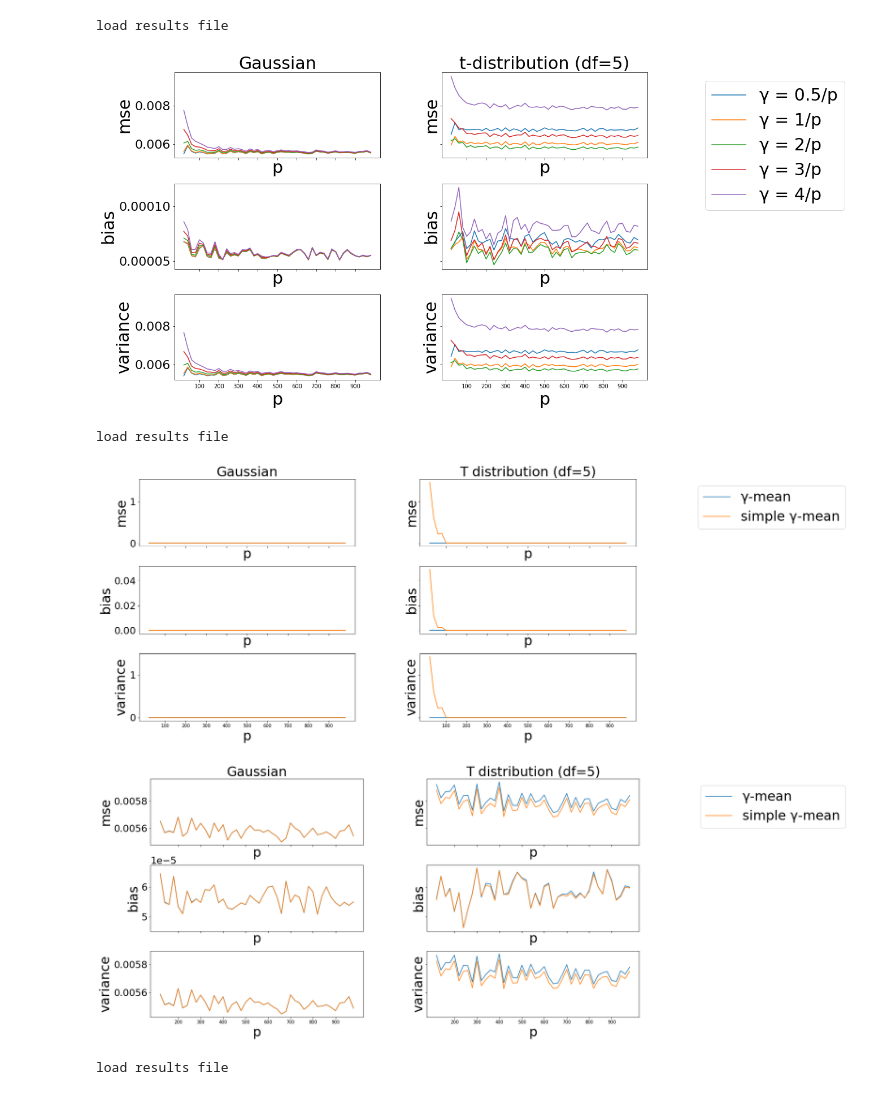
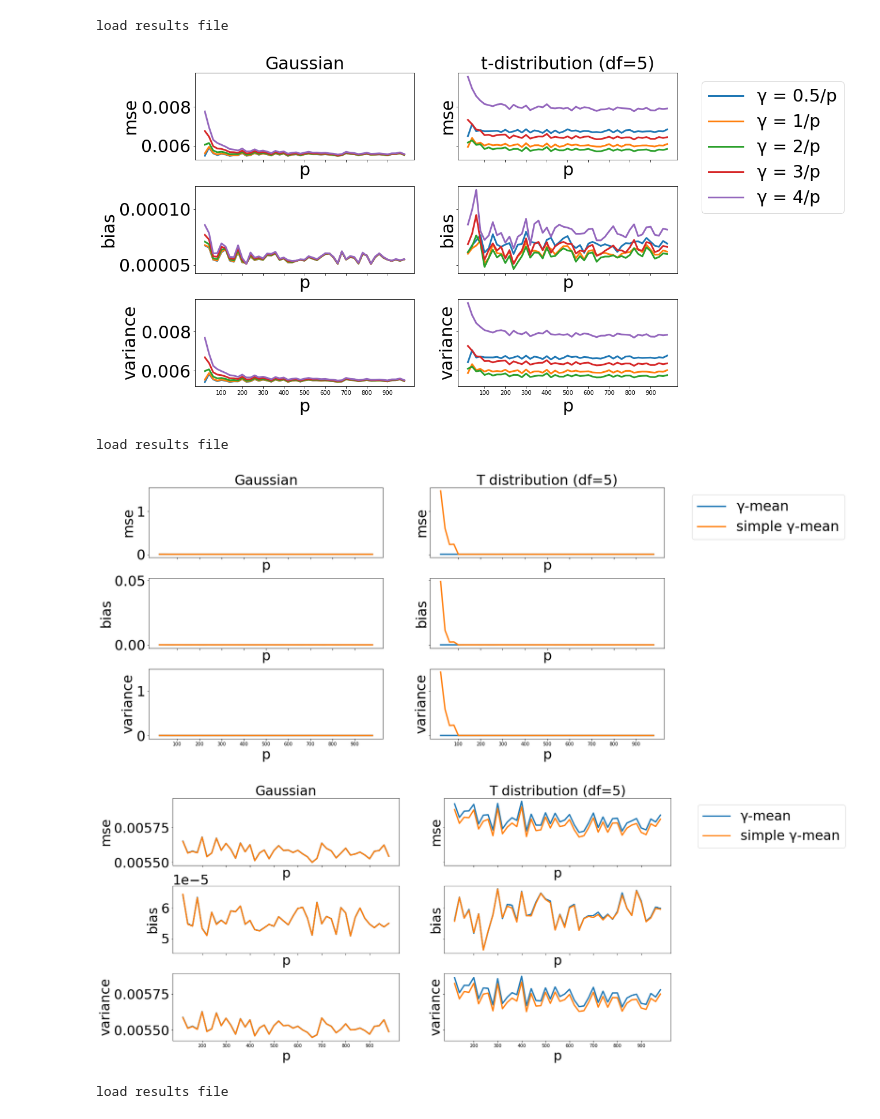
Before and after one commit to CenjhihLi/robust_federated_learning, a Jupyter notebook: aggreagtors_simulation.ipynb, the cells around one changed output. Saved outputs shown, nothing was run; the diff lists cells and outputs as text; code cells hidden in the pictures.

```diff
--- a/aggreagtors_simulation.ipynb
+++ b/aggreagtors_simulation.ipynb
@@ -184,7 +188,9 @@ dist2fun = {"Gaussian":Gaussian_gen,
             }
 
 #for convenient if one day we want to add more aggregator
-method_list = ["mean","median","gamma","geo","trim"]
+method_list = ["gamma","geo","median","trim","mean"]
+labels=['\u03B3-mean with \u03B3=2/p', 'GeoMed', 'marginal median', 'Trimmed-mean with \u03B2 = {}'.format(beta), 'mean']
+
 if file_path.is_file():
   print("load results file")
   results = np.load(file_path, allow_pickle = True,)
@@ -239,6 +403,6 @@ load results file
 # %%
 #plot the comparison of aggregators
-fig, axs = plt.subplots(3, 2, figsize=(15, 10), sharex=True, sharey='row',  gridspec_kw={'hspace': 0.3, 'wspace': 0.3})
+fig, axs = plt.subplots(3, 2, figsize=(15, 10), sharex=True, sharey='row',  gridspec_kw={'hspace': 0.3, 'wspace': 0.2})
 (ax1, ax2),  (ax3, ax4), (ax5, ax6)= axs
 
 ax1.set_title("Gaussian")
@@ -248,17 +412,18 @@ right = [ax2, ax4, ax6]
 for i, metric in enumerate(metrics):
   for j, dist in enumerate(dist_list):
     ax = axs[i][j]
-    for method in method_list:
+    for method in ["gamma","geo","median","trim"]:
       r = results[dist][method][i,:]
-      ax.plot(p_range, r, label = method)
+      ax.plot(p_range, r, label = method, linewidth = linewidth)
       ax.set_xlabel('p')
       ax.set_xticks(p_range[np.arange(4,len(p_range),5)])
     ax.set_ylabel(metric.__name__)
 ax = right[0]
   #method_list is ["mean","median","gamma","geo","trim"] need to use the same order
-ax.legend(labels=['mean', 'marginal median', '\u03B3-mean with \u03B3=2/p', 'GeoMed', 'Trimmed-mean with \u03B2 = {}'.format(beta)],
-            loc='upper right',bbox_to_anchor=(2.7,1.0))
+ax.legend(labels=['\u03B3-mean with \u03B3=2/p', 'GeoMed', 'marginal median', 'Trimmed-mean with \u03B2 = {}'.format(beta)],
+            loc='upper right',bbox_to_anchor=(2.6,1.0))
+fig.tight_layout()
 plt.show()
 
-fig.savefig('plot/scenario1_alpha_0.png', format='png', bbox_inches='tight')
+fig.savefig('plot/scenario1_alpha_01_zoomin.png', format='png', bbox_inches='tight')
 # %% [output]
@@ -687,7 +724,7 @@ else:
 load results file
 # %%
 #plot comparison of different gammas
-fig, axs = plt.subplots(3, 2, figsize=(15, 10), sharex=True, sharey='row',  gridspec_kw={'hspace': 0.3, 'wspace': 0.3})
+fig, axs = plt.subplots(3, 2, figsize=(15, 10), sharex=True, sharey='row',  gridspec_kw={'hspace': 0.3, 'wspace': 0.2})
 
 (ax1, ax2),  (ax3, ax4), (ax5, ax6)= axs
 ax1.set_title("Gaussian")
@@ -699,7 +736,7 @@ for i, metric in enumerate(metrics):
     ax = axs[i][j]
     for method in method_list:
       r = results[dist][method][i,:]
-      ax.plot(p_range, r, label = method)
+      ax.plot(p_range, r, label = method, linewidth = linewidth)
       ax.set_xlabel('p')
       ax.set_xticks(p_range[np.arange(4,len(p_range),5)])
     ax.set_ylabel(metric.__name__)
@@ -707,13 +744,14 @@ for i, metric in enumerate(metrics):
 ax = right[0]
   #method_list is ["mean","median","gamma","geo","trim"] need to use the same order
 ax.legend(labels=['\u03B3 = 0.5/p', '\u03B3 = 1/p', '\u03B3 = 2/p','\u03B3 = 3/p', '\u03B3 = 4/p']
-          ,loc='upper right',bbox_to_anchor=(2.0,1.0))
+          ,loc='upper right',bbox_to_anchor=(1.8,1.0))
 #plt.suptitle('Testing different \u03B3 across dimension p, \u03B1 = {}'.format(alpha),fontsize=25)
+fig.tight_layout()
 plt.show()
 
-fig.savefig('plot/scenario3_alpha_0.1.png', format='png', bbox_inches='tight')
+fig.savefig('plot/scenario3_alpha_01.png', format='png', bbox_inches='tight')
 # %% [output]
-[figure, old version]
+[figure, new version]
 # %%
 """
 fix m=200 alpha=0.1
@@ -799,7 +837,7 @@ else:
 load results file
 # %%
 #plot the comparison of aggregators
-fig, axs = plt.subplots(3, 2, figsize=(20, 10), sharex=True, sharey='row',  gridspec_kw={'hspace': 0.3, 'wspace': 0.3})
+fig, axs = plt.subplots(3, 2, figsize=(20, 10), sharex=True, sharey='row',  gridspec_kw={'hspace': 0.3, 'wspace': 0.2})
 (ax1, ax2),  (ax3, ax4), (ax5, ax6)= axs
 
 ax1.set_title("Gaussian")
@@ -811,46 +849,48 @@ for i, metric in enumerate(metrics):
     ax = axs[i][j]
     for method in method_list:
       r = results[dist][method][i,:]
-      ax.plot(p_range, r, label = method)
+      ax.plot(p_range, r, label = method, linewidth = linewidth)
       ax.set_xlabel('p')
       ax.set_xticks(p_range[np.arange(4,len(p_range),5)])
     ax.set_ylabel(metric.__name__)
 ax = right[0]
   #method_list is ["mean","median","gamma","geo","trim"] need to use the same order
 ax.legend(labels=['\u03B3-mean', 'simple \u03B3-mean'],
-          loc='upper right',bbox_to_anchor=(2.0,1.0))
+          loc='upper right',bbox_to_anchor=(1.8,1.0))
+fig.tight_layout()
 plt.show()
 
 fig.savefig('plot/scenario4.png', format='png', bbox_inches='tight')
 # %% [output]
-[figure, old version]
+[figure, new version]
 # %%
 #plot the comparison of aggregators
-fig, axs = plt.subplots(3, 2, figsize=(20, 10), sharex=True, sharey='row',  gridspec_kw={'hspace': 0.3, 'wspace': 0.3})
+fig, axs = plt.subplots(3, 2, figsize=(20, 10), sharex=True, sharey='row',  gridspec_kw={'hspace': 0.3, 'wspace': 0.2})
 (ax1, ax2),  (ax3, ax4), (ax5, ax6)= axs
 
 ax1.set_title("Gaussian")
 ax2.set_title('T distribution (df=5)')
 right = [ax2, ax4, ax6]
 
 for i, metric in enumerate(metrics):
   for j, dist in enumerate(dist_list):
     ax = axs[i][j]
     for method in method_list:
       r = results[dist][method][i,5:]
-      ax.plot(p_range[5:], r, label = method)
+      ax.plot(p_range[5:], r, label = method, linewidth = linewidth)
       ax.set_xlabel('p')
       ax.set_xticks(p_range[np.arange(9,len(p_range),5)])
     ax.set_ylabel(metric.__name__)
 ax = right[0]
   #method_list is ["mean","median","gamma","geo","trim"] need to use the same order
 ax.legend(labels=['\u03B3-mean', 'simple \u03B3-mean'],
-          loc='upper right',bbox_to_anchor=(2.0,1.0))
+          loc='upper right',bbox_to_anchor=(1.8,1.0))
+fig.tight_layout()
 plt.show()
 
 fig.savefig('plot/scenario4_p_above_100.png', format='png', bbox_inches='tight')
 # %% [output]
-[figure, old version]
+[figure, new version]
 # %%
 """
 fix m=200 alpha=0.1
```
Also changed, not shown: parts of 17 cells of this notebook, 8 other files.
